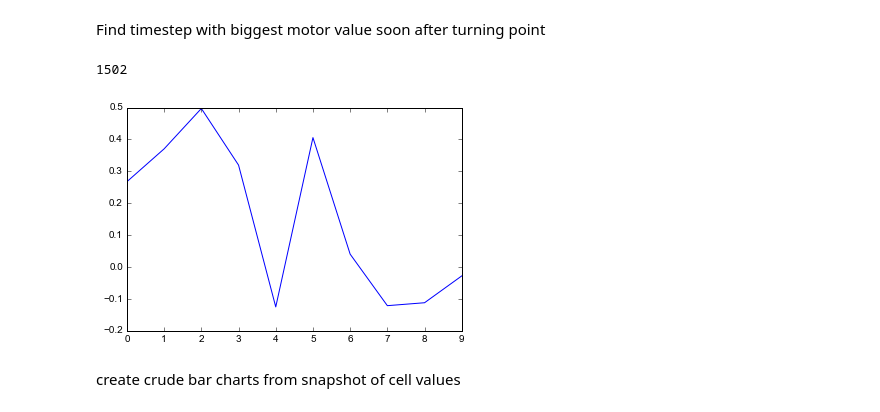
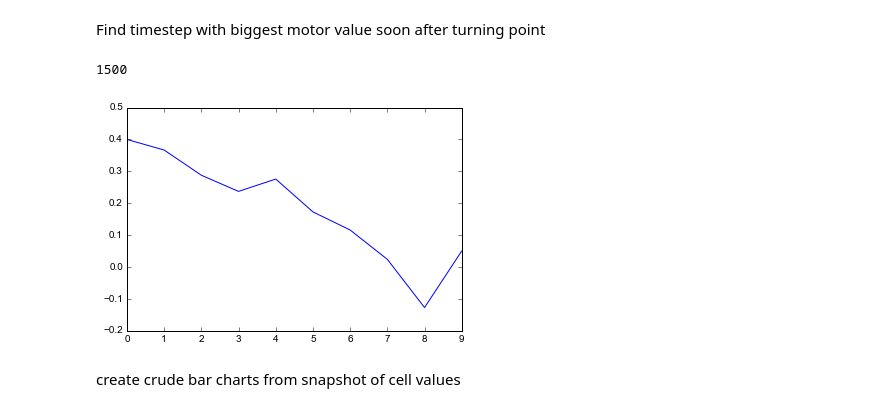
Before and after one commit to InsectRobotics/path-integration, a Jupyter notebook: demo charts.ipynb, the cells around one changed output. Saved outputs shown, nothing was run; the diff lists cells and outputs as text; code cells hidden in the pictures.

Commit message:
new charts no noise

```diff
--- a/demo charts.ipynb
+++ b/demo charts.ipynb
@@ -32,18 +32,18 @@ h, v = trials.generate_route(T=T_outbound)
 h, v, log, cpu4_snapshot = trials.run_trial(logging=True,
                                             T_outbound=T_outbound,
                                             T_inbound=T_inbound,
-                                            noise=0.1,
+                                            noise=0.0,
                                             cx=cx,
                                             route=(h[:T_outbound], v[:T_outbound]))
 # %% [markdown]
 Find timestep with biggest motor value soon after turning point
 # %%
 plt.plot(log.motor[1500:1510].T)
-idx = 1500 + np.argmax(log.motor[1500:1510])
+idx = 1500 + np.argmax(np.abs(log.motor[1500:1510]))
 idx
 # %% [output]
-1502
+1500
-[figure, old version]
+[figure, new version]
 # %% [markdown]
 create crude bar charts from snapshot of cell values
 # %%
```
Also changed, not shown: parts of 2 cells of this notebook.
